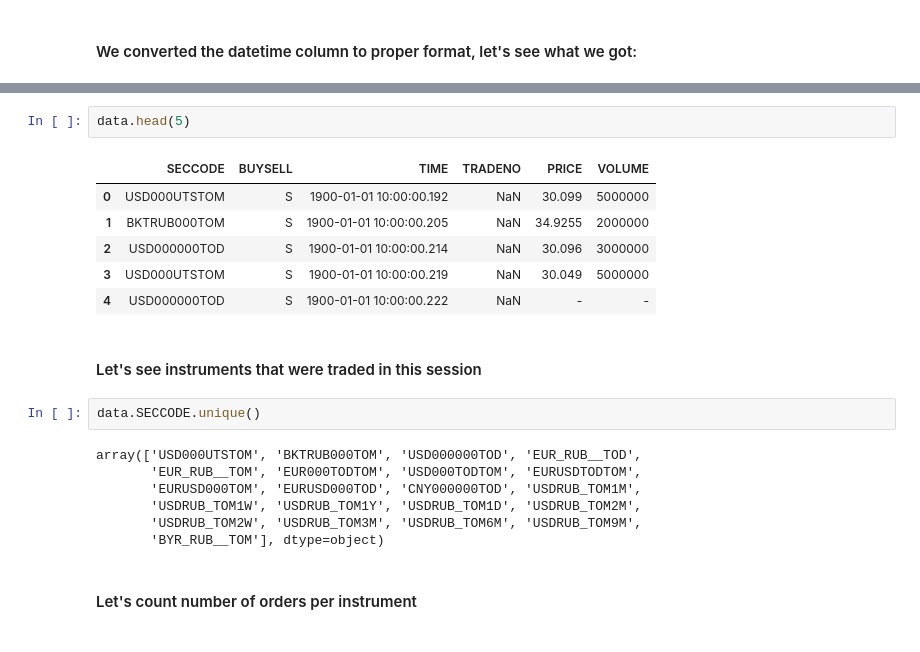
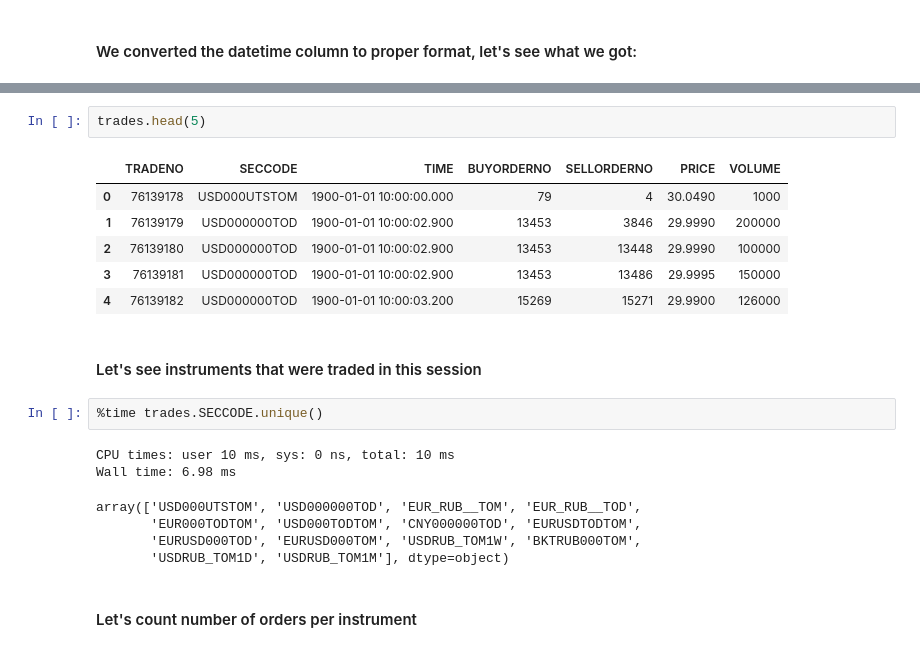
Before and after one commit to abolotnov/jupyter-samples, a Jupyter notebook: Orders & Traders.ipynb, the cells around one changed output, grey strips where cells are left out. Drawn from its saved outputs; the diff is of its cells as text.

```diff
--- a/Orders & Traders.ipynb
+++ b/Orders & Traders.ipynb
@@ -67,23 +77,23 @@ dtype: object
 # %%
-data.head(5)
+trades.head(5)
 # %% [output]
-|  | SECCODE | BUYSELL | TIME | TRADENO | PRICE | VOLUME |
-| 0 | USD000UTSTOM | S | 1900-01-01 10:00:00.192 | NaN | 30.099 | 5000000 |
-| 1 | BKTRUB000TOM | S | 1900-01-01 10:00:00.205 | NaN | 34.9255 | 2000000 |
-| 2 | USD000000TOD | S | 1900-01-01 10:00:00.214 | NaN | 30.096 | 3000000 |
-| 3 | USD000UTSTOM | S | 1900-01-01 10:00:00.219 | NaN | 30.049 | 5000000 |
-| 4 | USD000000TOD | S | 1900-01-01 10:00:00.222 | NaN | - | - |
+|  | TRADENO | SECCODE | TIME | BUYORDERNO | SELLORDERNO | PRICE | VOLUME |
+| 0 | 76139178 | USD000UTSTOM | 1900-01-01 10:00:00.000 | 79 | 4 | 30.0490 | 1000 |
+| 1 | 76139179 | USD000000TOD | 1900-01-01 10:00:02.900 | 13453 | 3846 | 29.9990 | 200000 |
+| 2 | 76139180 | USD000000TOD | 1900-01-01 10:00:02.900 | 13453 | 13448 | 29.9990 | 100000 |
+| 3 | 76139181 | USD000000TOD | 1900-01-01 10:00:02.900 | 13453 | 13486 | 29.9995 | 150000 |
+| 4 | 76139182 | USD000000TOD | 1900-01-01 10:00:03.200 | 15269 | 15271 | 29.9900 | 126000 |
 # %% [markdown]
 #### Let's see instruments that were traded in this session
 # %%
-data.SECCODE.unique()
+%time trades.SECCODE.unique()
 # %% [output]
-array(['USD000UTSTOM', 'BKTRUB000TOM', 'USD000000TOD', 'EUR_RUB__TOD',
-       'EUR_RUB__TOM', 'EUR000TODTOM', 'USD000TODTOM', 'EURUSDTODTOM',
-       'EURUSD000TOM', 'EURUSD000TOD', 'CNY000000TOD', 'USDRUB_TOM1M',
-       'USDRUB_TOM1W', 'USDRUB_TOM1Y', 'USDRUB_TOM1D', 'USDRUB_TOM2M',
-       'USDRUB_TOM2W', 'USDRUB_TOM3M', 'USDRUB_TOM6M', 'USDRUB_TOM9M',
-       'BYR_RUB__TOM'], dtype=object)
+CPU times: user 10 ms, sys: 0 ns, total: 10 ms
+Wall time: 6.98 ms
+array(['USD000UTSTOM', 'USD000000TOD', 'EUR_RUB__TOM', 'EUR_RUB__TOD',
+       'EUR000TODTOM', 'USD000TODTOM', 'CNY000000TOD', 'EURUSDTODTOM',
+       'EURUSD000TOD', 'EURUSD000TOM', 'USDRUB_TOM1W', 'BKTRUB000TOM',
+       'USDRUB_TOM1D', 'USDRUB_TOM1M'], dtype=object)
 # %% [markdown]
 #### Let's count number of orders per instrument
 # %%
```
Also changed, not shown: parts of 20 cells of this notebook.
